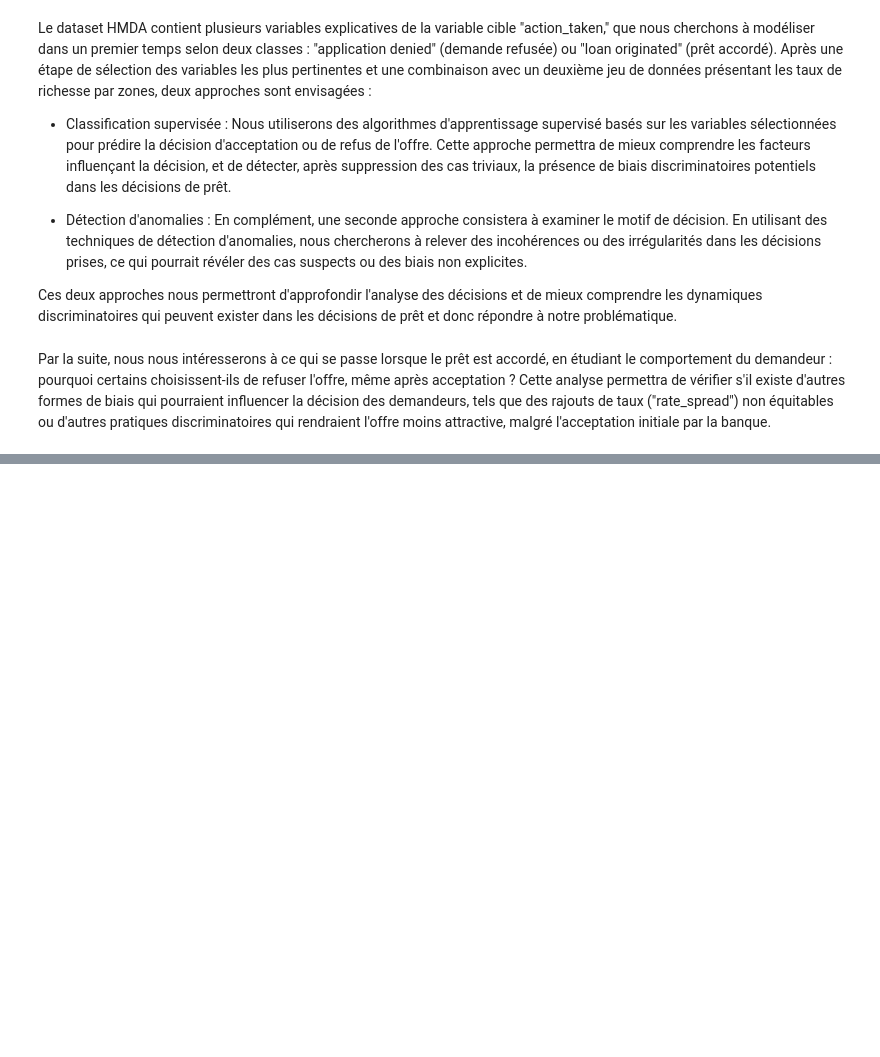
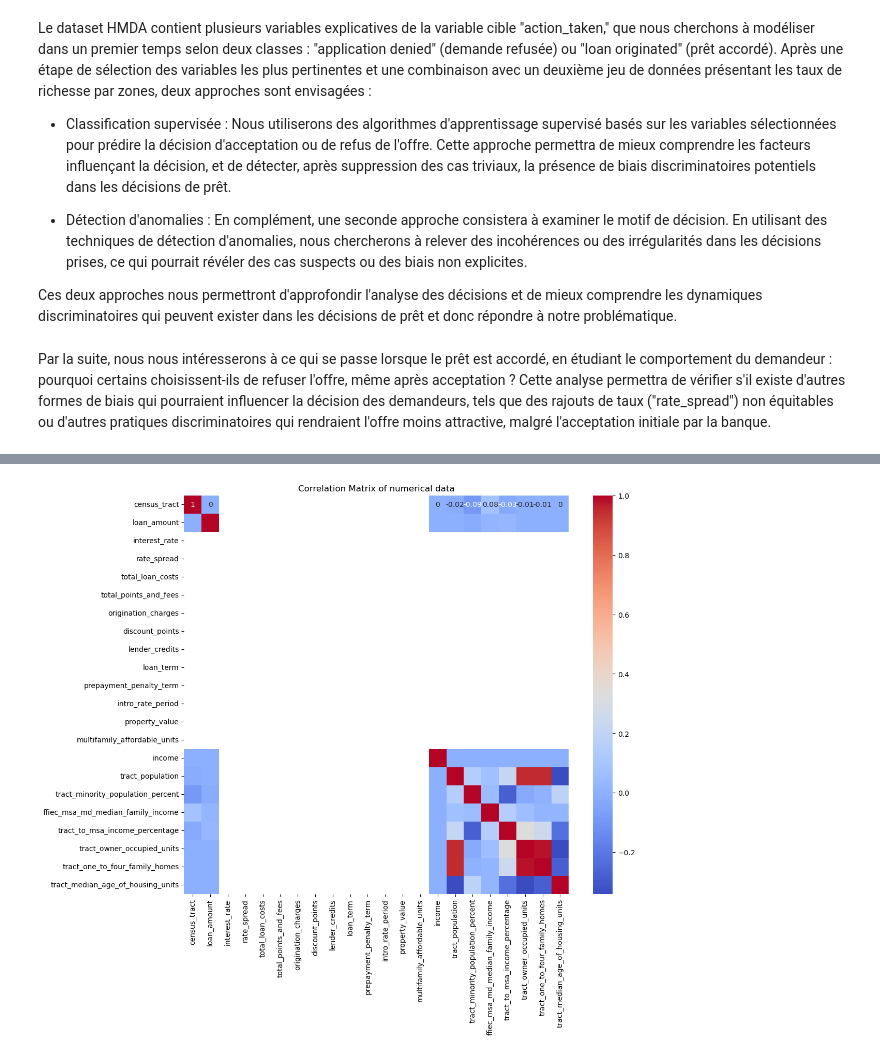
Before and after one commit to ghalys/mortgage_loans_analysis, a Jupyter notebook: business_problem_visualization.ipynb, the cells around one changed output, grey strips where cells are left out. Saved outputs shown, nothing was run; the diff lists cells and outputs as text; code cells hidden in the pictures; blank space fills up the shorter version.

```diff
--- a/business_problem_visualization.ipynb
+++ b/business_problem_visualization.ipynb
@@ -421,0 +425,2 @@ Par la suite, nous nous intéresserons à ce qui se passe lorsque le prêt est a
+# %%
+df = pd.read_csv('small_dataset_20.csv')
@@ -421,0 +444,17 @@ Par la suite, nous nous intéresserons à ce qui se passe lorsque le prêt est a
+# %%
+dfcorr=df[["census_tract","loan_amount","interest_rate","rate_spread","total_loan_costs","total_points_and_fees","origination_charges","discount_points","lender_credits","loan_term","prepayment_penalty_term","intro_rate_period","property_value","multifamily_affordable_units","income","tract_population","tract_minority_population_percent","ffiec_msa_md_median_family_income","tract_to_msa_income_percentage","tract_owner_occupied_units","tract_one_to_four_family_homes","tract_median_age_of_housing_units"]]
+
+# change all string values in dfcorr to null value
+
+dfcorr = dfcorr.map(lambda x: None if isinstance(x, str) else x)
+
+corr_matrix = dfcorr.corr()
+
+corr_matrix = corr_matrix.round(2)
+
+plt.figure(figsize=(12, 10))
+sns.heatmap(corr_matrix, annot=True, cmap='coolwarm')
+plt.title('Correlation Matrix of numerical data')
+plt.show()
+# %% [output]
+[figure, added]
```
Also changed, not shown: parts of 4 cells of this notebook.
